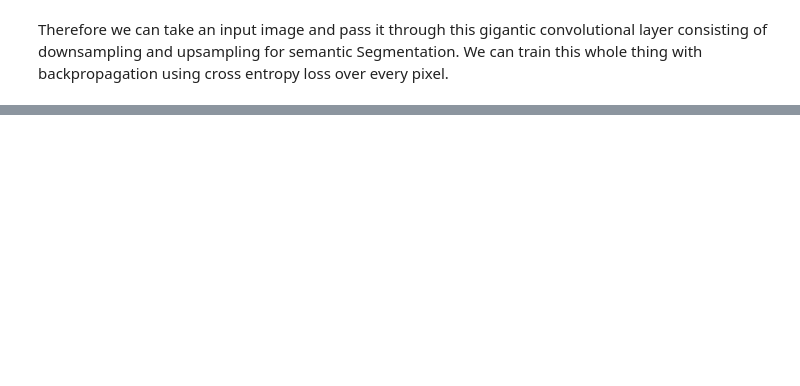
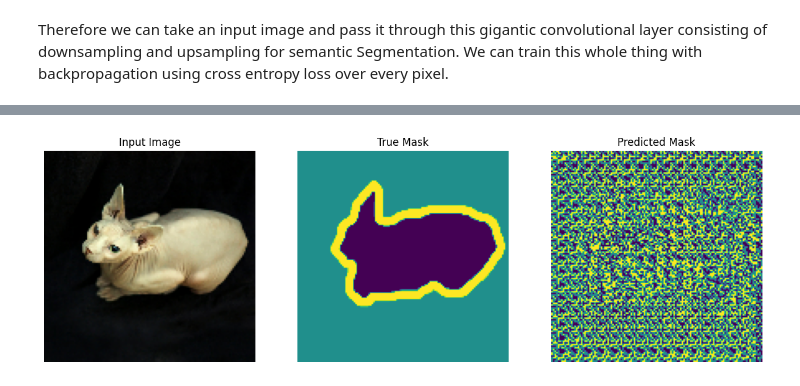
Before and after one commit to khalequzzamanlikhon/DeepLearning-ComputerVision, a Jupyter notebook: 08-Segmentation-Detection/01-Semantic-Segmentation.ipynb, the cells around one changed output, grey strips where cells are left out. Saved outputs shown, nothing was run; the diff lists cells and outputs as text; code cells hidden in the pictures; blank space fills up the shorter version.

```diff
--- a/08-Segmentation-Detection/01-Semantic-Segmentation.ipynb
+++ b/08-Segmentation-Detection/01-Semantic-Segmentation.ipynb
@@ -60,0 +194,8 @@ Therefore we can take an input image and pass it through this gigantic convoluti
+# %%
+# calling the model inside the scope
+with strategy.scope():
+  model = fcn(image_size=(128, 128))
+  # compiling the model with the optimizer, loss function and acc metrics
+  model.compile(optimizer='adam',
+              loss=tf.keras.losses.SparseCategoricalCrossentropy(from_logits=True),
+              metrics=['accuracy'])
@@ -60,0 +208,19 @@ Therefore we can take an input image and pass it through this gigantic convoluti
+# %%
+# function to create the mask
+def create_mask(pred_mask):
+  pred_mask = tf.argmax(pred_mask, axis=-1)
+  pred_mask = pred_mask[..., tf.newaxis]
+  return pred_mask[0]
+# %%
+# function to show the prediction
+def show_predictions(dataset=None, num=1):
+  if dataset:
+    for image, mask in dataset.take(num):
+      pred_mask = model.predict(image)
+      display([image[0], mask[0], create_mask(pred_mask)])
+  else:
+    display([sample_image, sample_mask,
+             create_mask(model.predict(sample_image[tf.newaxis, ...]))])
+# %%
+show_predictions()
+# %% [output]
@@ -60,0 +228 @@ Therefore we can take an input image and pass it through this gigantic convoluti
+[figure, added]
```
Also changed, not shown: parts of 20 cells of this notebook.
